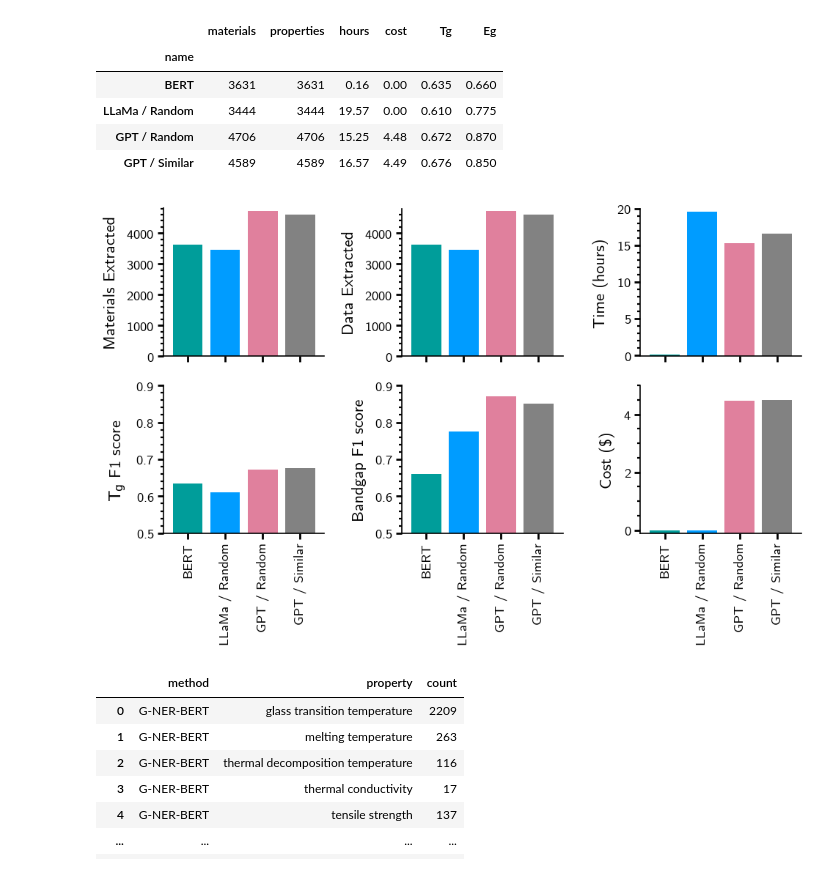
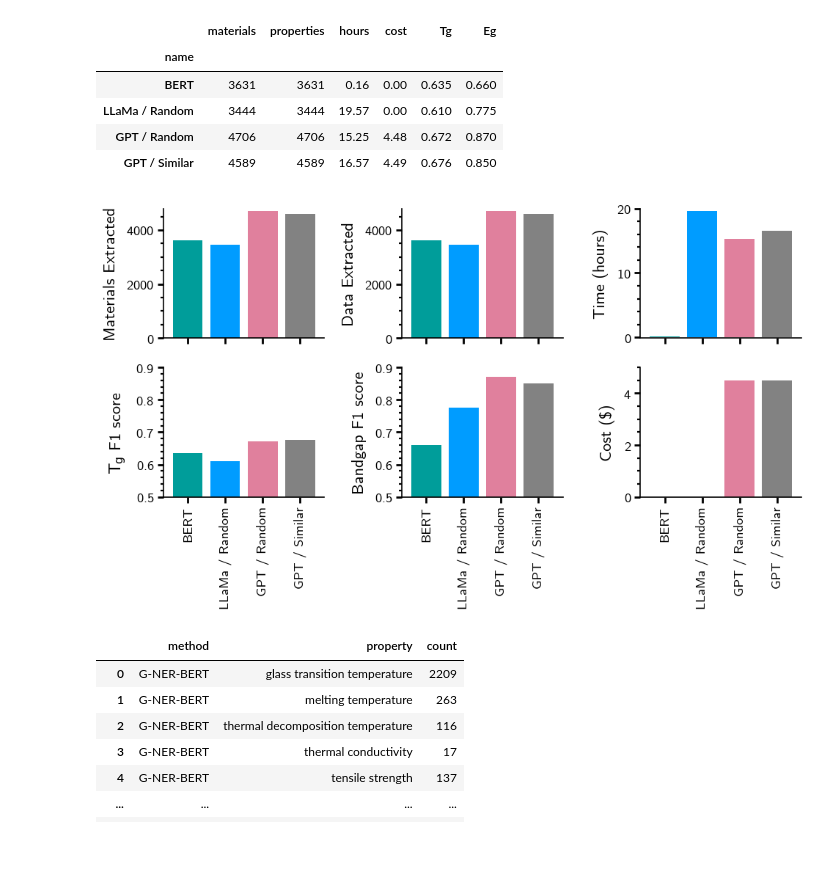
Before and after one commit to Ramprasad-Group/PromptDataExtraction, a Jupyter notebook: notebooks/Analyze-Select-1k.ipynb, the cells around one changed output. Saved outputs shown, nothing was run; the diff lists cells and outputs as text; code cells hidden in the pictures; blank space fills up the shorter version.

```diff
--- a/notebooks/Analyze-Select-1k.ipynb
+++ b/notebooks/Analyze-Select-1k.ipynb
@@ -1576,9 +1576,9 @@ metrics
 plt.rcParams['font.family'] = 'cursive'
 colors = ["#009d9a", "#009cff", "#e0809d",  "#828282", ]
 
-voffset = -0.25
+voffset = 0.0
 
-fig, axes = plt.subplots(2, 3, figsize=(5.00, 3.25), dpi=200, sharex=True)
+fig, axes = plt.subplots(2, 3, figsize=(5.00, 3.0), dpi=200, sharex=True)
 axes = axes.flatten()
 
 barprops = dict(color=colors, align='center', width=0.8, bottom=voffset)
@@ -1593,36 +1593,36 @@ df = metrics['properties'] - voffset
 metrics['properties'].plot.bar(ax=ax, **barprops)
 ax.set(ylabel='Data Extracted')
 
 ax = axes[2]
 df = metrics['hours'] - voffset
 df.plot.bar(ax=ax, **barprops)
 ax.set(ylabel='Time (hours)', ylim=(-0.1, 20))
 
 ax = axes[3]
 df = metrics['Tg'] - voffset
 df.plot.bar(ax=ax, **barprops)
 ax.set(ylabel='$T_g$ F1 score', ylim=(0.5, 0.9))
 
 ax = axes[4]
 df = metrics['Eg'] - voffset
 df.plot.bar(ax=ax, **barprops)
 ax.set(ylabel='Bandgap F1 score', ylim=(0.5, 0.9))
 
 ax = axes[5]
 
 df = metrics['cost'] - voffset
 df.plot.bar(ax=ax, **barprops)
-ax.set(ylabel='Cost (\$)', ylim=(-0.1, 5))
+ax.set(ylabel='Cost (\$)', ylim=(-0.0, 5))
 
 for ax in axes.flatten():
     ax.set(xlabel='')
     ax.tick_params(axis='x', which='minor', bottom=False)
 
 plt.tight_layout()
-plt.savefig("notebooks/Selec1k-Bars-v2.eps")
+plt.savefig("notebooks/Selec1k-Bars-v2.svg")
 plt.show()
 # %% [output]
-[figure, old version]
+[figure, new version]
 # %%
 propcount._df = None
 propcount.df
```
Also changed, not shown: 1 other file.
